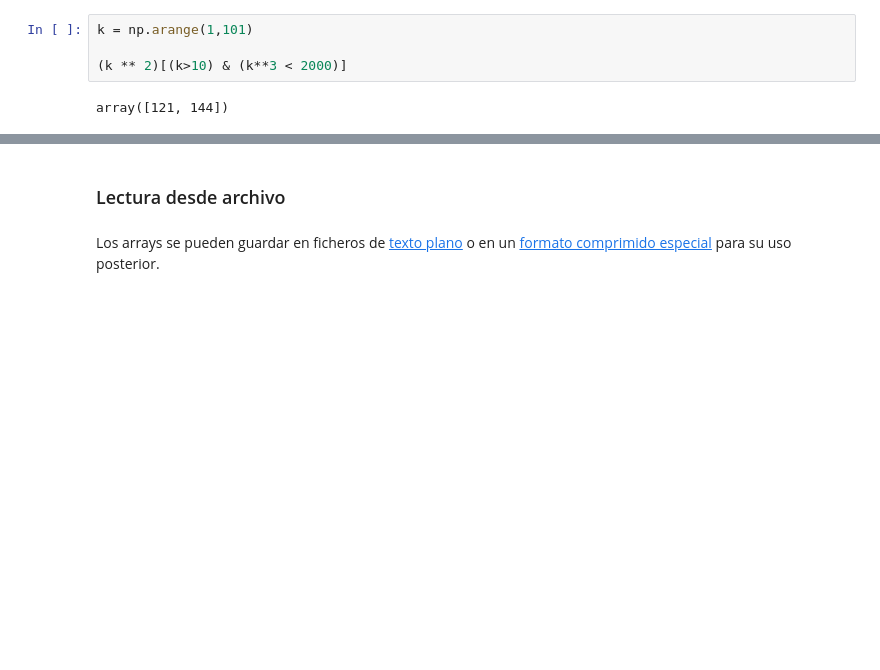
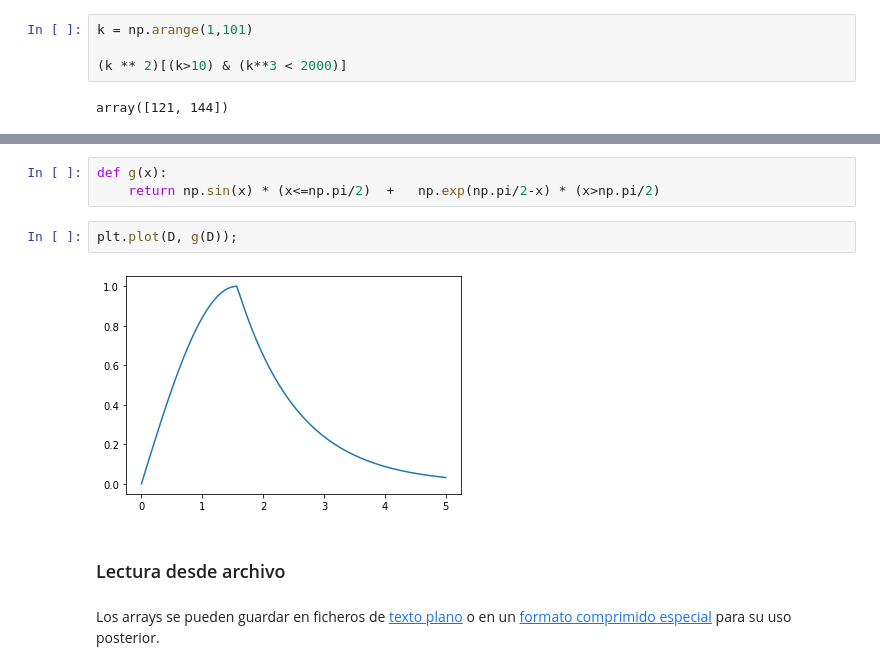
Before and after one commit to albertoruiz/inforfis, a Jupyter notebook: notebooks/numpy.ipynb, the cells around one changed output, grey strips where cells are left out. Saved outputs shown, nothing was run; the diff lists cells and outputs as text; blank space fills up the shorter version.

```diff
--- a/notebooks/numpy.ipynb
+++ b/notebooks/numpy.ipynb
@@ -416,3 +449,10 @@ array([121, 144])
+# %%
+def g(x):
+    return np.sin(x) * (x<=np.pi/2)  +   np.exp(np.pi/2-x) * (x>np.pi/2)
+# %%
+plt.plot(D, g(D));
+# %% [output]
+[figure, added]
 # %% [markdown]
 ### Lectura desde archivo
 # %% [markdown]
```
Also changed, not shown: parts of 19 cells of this notebook, 6 other files.
